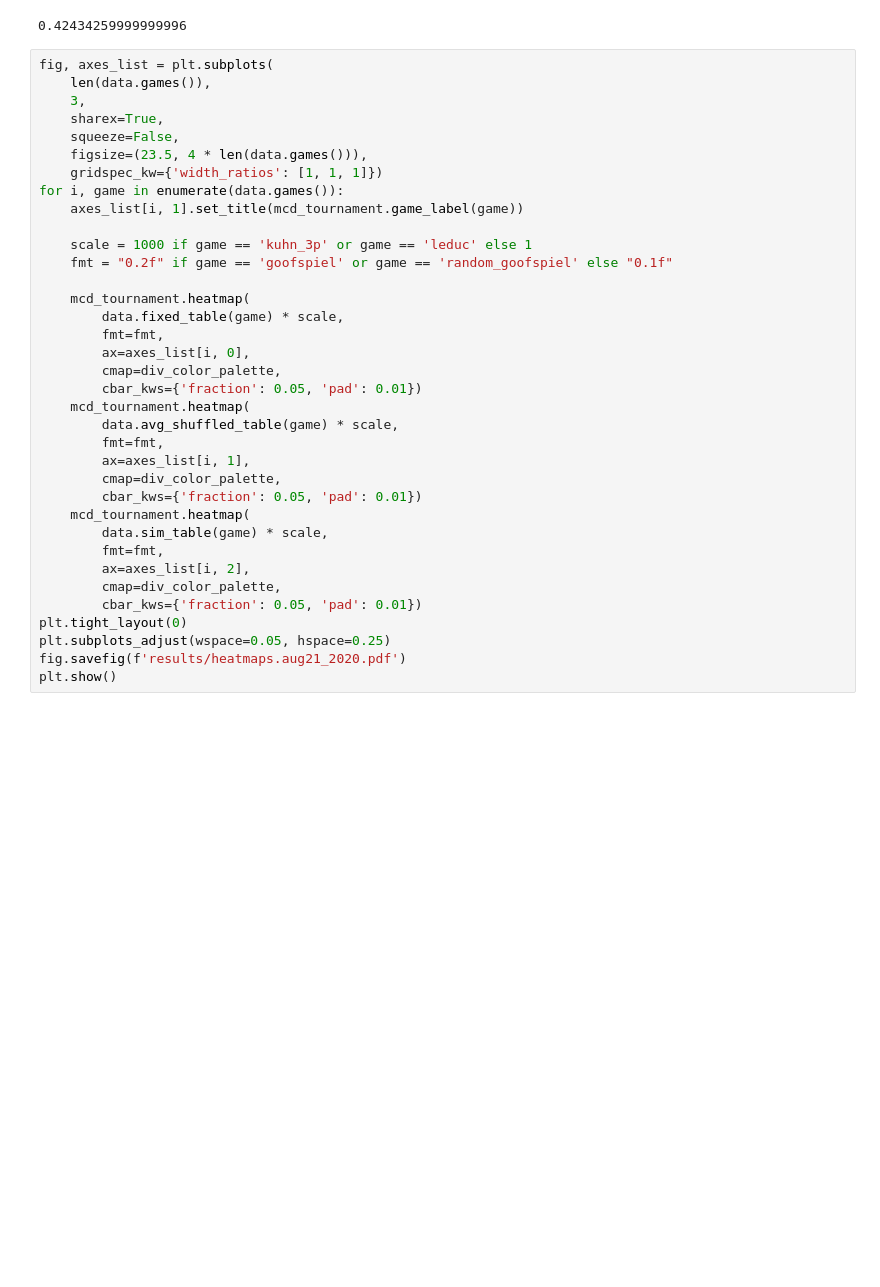
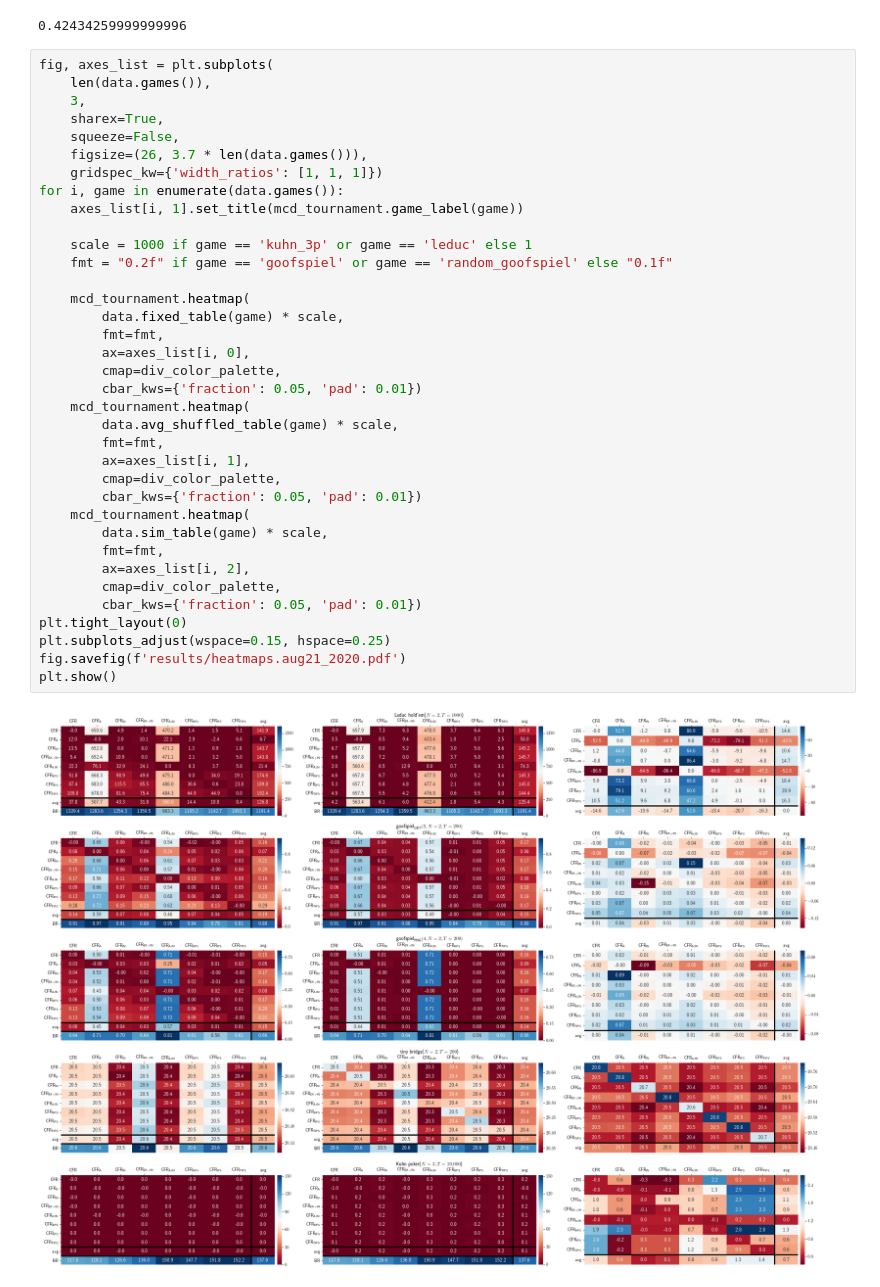
Before and after one commit to dmorrill10/hr_edl_experiments, a Jupyter notebook: mal_cfr_data.ipynb, the cells around one changed output. Drawn from its saved outputs; the diff is of its cells as text; blank space fills up the shorter version.

Commit message:
Improve plot

```diff
--- a/mal_cfr_data.ipynb
+++ b/mal_cfr_data.ipynb
@@ -65,36 +65,38 @@ fig, axes_list = plt.subplots(
     3,
     sharex=True,
     squeeze=False,
-    figsize=(23.5, 4 * len(data.games())),
+    figsize=(26, 3.7 * len(data.games())),
     gridspec_kw={'width_ratios': [1, 1, 1]})
 for i, game in enumerate(data.games()):
     axes_list[i, 1].set_title(mcd_tournament.game_label(game))
 
     scale = 1000 if game == 'kuhn_3p' or game == 'leduc' else 1
     fmt = "0.2f" if game == 'goofspiel' or game == 'random_goofspiel' else "0.1f"
 
     mcd_tournament.heatmap(
         data.fixed_table(game) * scale,
         fmt=fmt,
         ax=axes_list[i, 0],
         cmap=div_color_palette,
         cbar_kws={'fraction': 0.05, 'pad': 0.01})
     mcd_tournament.heatmap(
         data.avg_shuffled_table(game) * scale,
         fmt=fmt,
         ax=axes_list[i, 1],
         cmap=div_color_palette,
         cbar_kws={'fraction': 0.05, 'pad': 0.01})
     mcd_tournament.heatmap(
         data.sim_table(game) * scale,
         fmt=fmt,
         ax=axes_list[i, 2],
         cmap=div_color_palette,
         cbar_kws={'fraction': 0.05, 'pad': 0.01})
 plt.tight_layout(0)
-plt.subplots_adjust(wspace=0.05, hspace=0.25)
+plt.subplots_adjust(wspace=0.15, hspace=0.25)
 fig.savefig(f'results/heatmaps.aug21_2020.pdf')
 plt.show()
+# %% [output]
+[figure, added]
 # %%
 fig, axes_list = plt.subplots(
     3,
```
Also changed, not shown: parts of 1 cell of this notebook.
